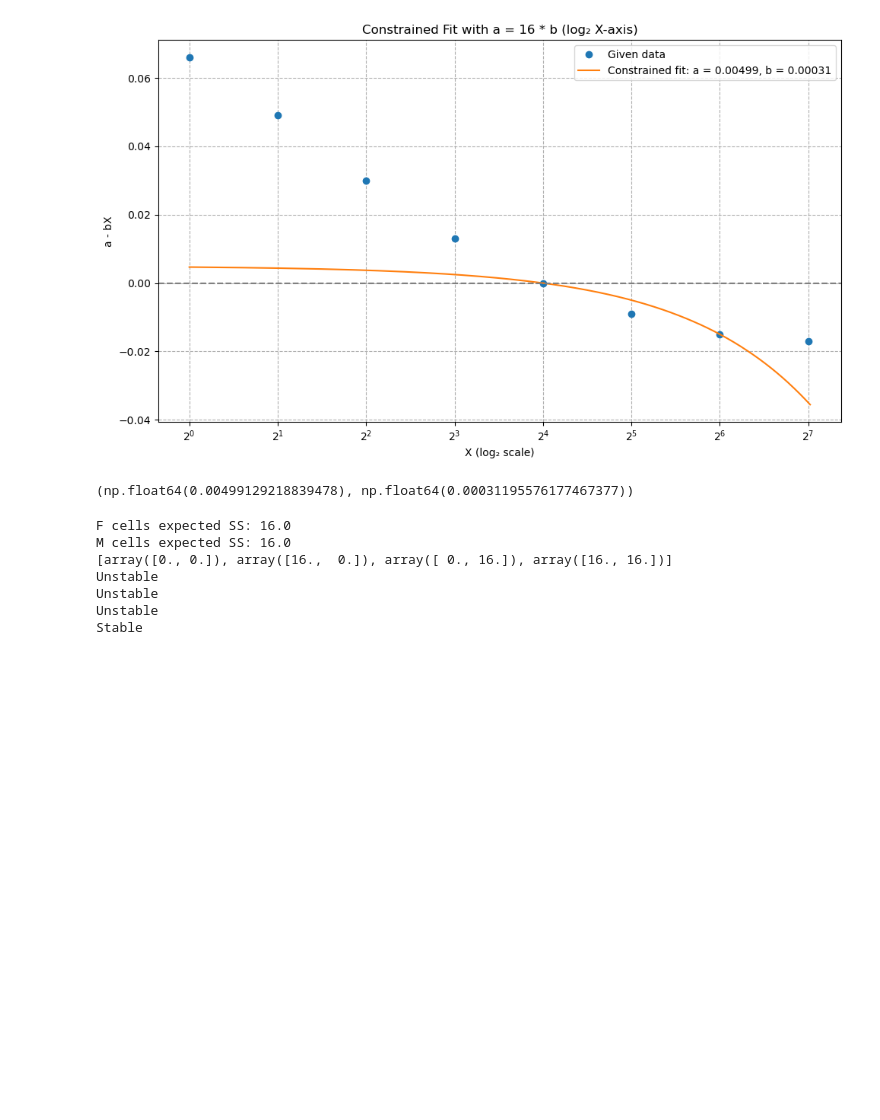
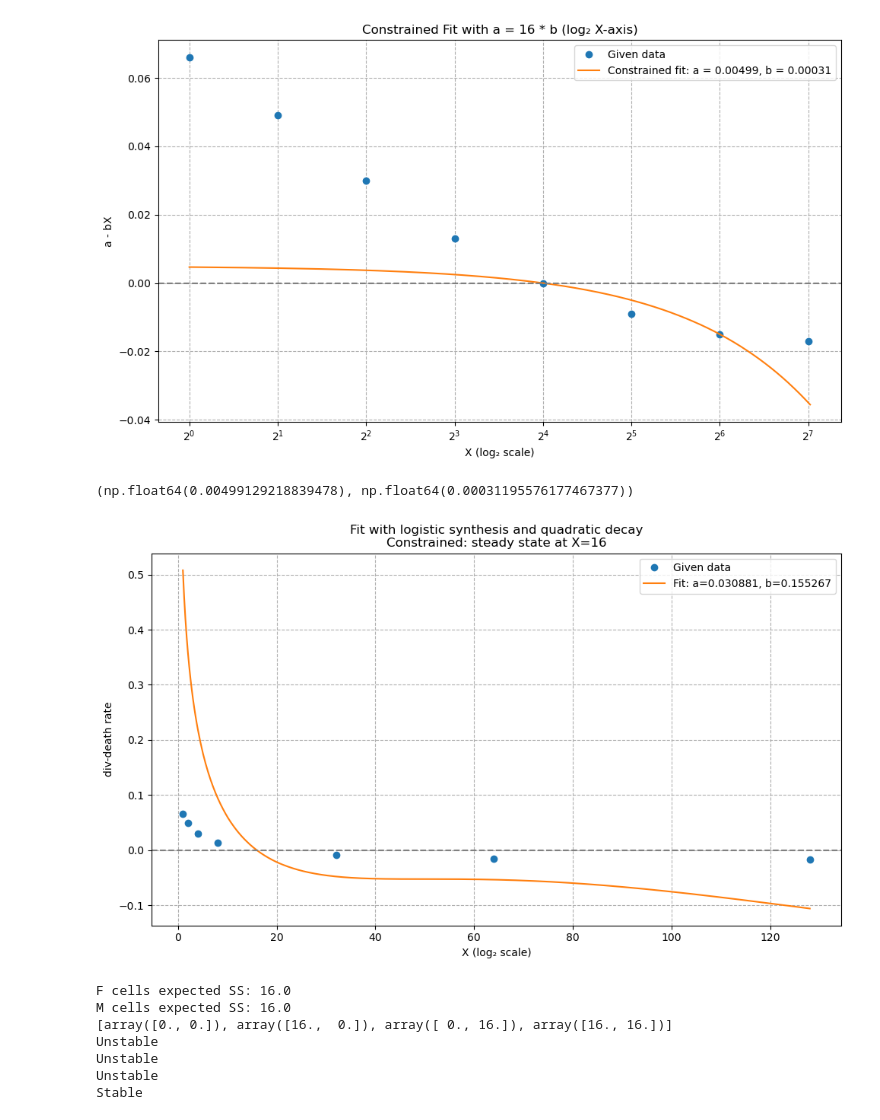
Before and after one commit to B179675-2024/OSDR_TNBC, a Jupyter notebook: notebooks/validation_simulations.ipynb, the cells around one changed output. Saved outputs shown, nothing was run; the diff lists cells and outputs as text; code cells hidden in the pictures; blank space fills up the shorter version.

Commit message:
model exploration and first sim results

```diff
--- a/notebooks/validation_simulations.ipynb
+++ b/notebooks/validation_simulations.ipynb
@@ -65,3 +100,55 @@ a_constrained, b_constrained[0] #it seems the ODE will struggle to capture the f
 [figure]
 [figure]
 (np.float64(0.00499129218839478), np.float64(0.00031195576177467377))
+# %%
+# Re-import necessary libraries after code environment reset
+import numpy as np
+import matplotlib.pyplot as plt
+from scipy.optimize import minimize
+
+# Re-define data
+X_data = np.array([1, 2, 4, 8, 32, 64, 128])
+inner_data = np.array([0.066, 0.049, 0.030, 0.013, -0.009, -0.015, -0.017])
+
+# Define the new model with a logistic function
+def logistic_decay_model(X, a, b):
+    return (1 / (1 + np.exp(-a * X)) - b*np.log2(X))
+
+# Define residuals for least squares fitting
+def residuals(params, X, y):
+    a, b = params
+    return np.sum((logistic_decay_model(X, a, b) - y)**2)
+
+# Constraint: steady state at X=16
+def constraint(params):
+    a, b = params
+    return 1 / (1 + np.exp(-a * 16)) - b*np.log2(16)
+
+# Initial guess and bounds
+initial_guess = [0.01, 0.001]
+cons = {'type': 'eq', 'fun': constraint}
+bounds = [(-100, 100), (-100, 100)]
+
+# Fit model
+result = minimize(residuals, initial_guess, args=(X_data, inner_data), constraints=cons, bounds=bounds)
+a_fit_logistic, b_fit_logistic = result.x
+
+# Generate fitted curve
+X_fit_range = np.linspace(min(X_data), max(X_data), 500)
+y_fit_logistic = logistic_decay_model(X_fit_range, a_fit_logistic, b_fit_logistic)
+
+# Plot results
+plt.figure(figsize=(10, 6))
+plt.plot(X_data, inner_data, 'o', label='Given data')
+plt.plot(X_fit_range, y_fit_logistic, '-', label=f'Fit: a={a_fit_logistic:.6f}, b={b_fit_logistic:.6f}')
+plt.axhline(0, color='gray', linestyle='--')
+#plt.xscale('log', base=2)
+plt.xlabel('X (log₂ scale)')
+plt.ylabel('div-death rate')
+plt.title('Fit with logistic synthesis and quadratic decay\nConstrained: steady state at X=16')
+plt.grid(True, which='both', linestyle='--')
+plt.legend()
+plt.tight_layout()
+plt.show()
+# %% [output]
+[figure, added]
```
Also changed, not shown: parts of 14 cells of this notebook.
